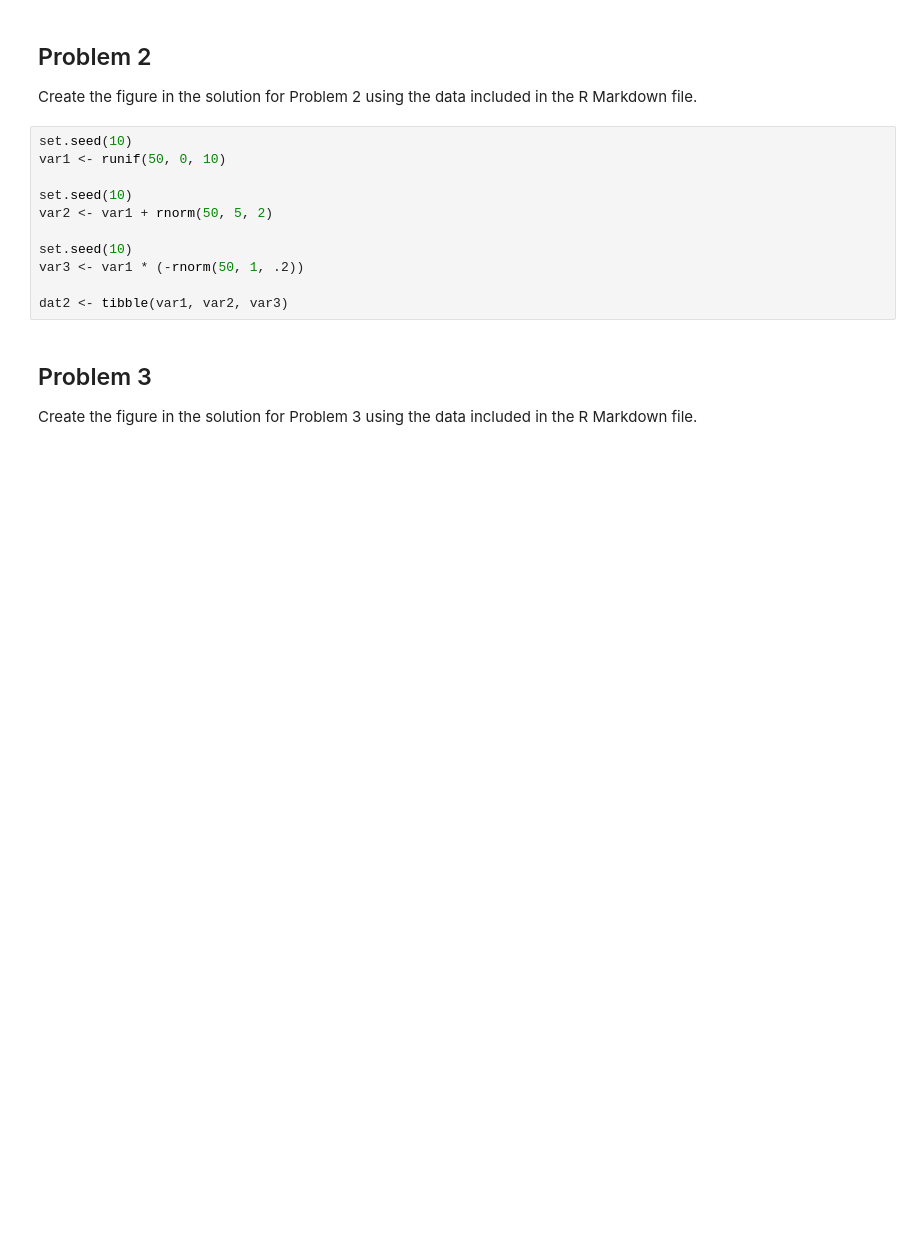
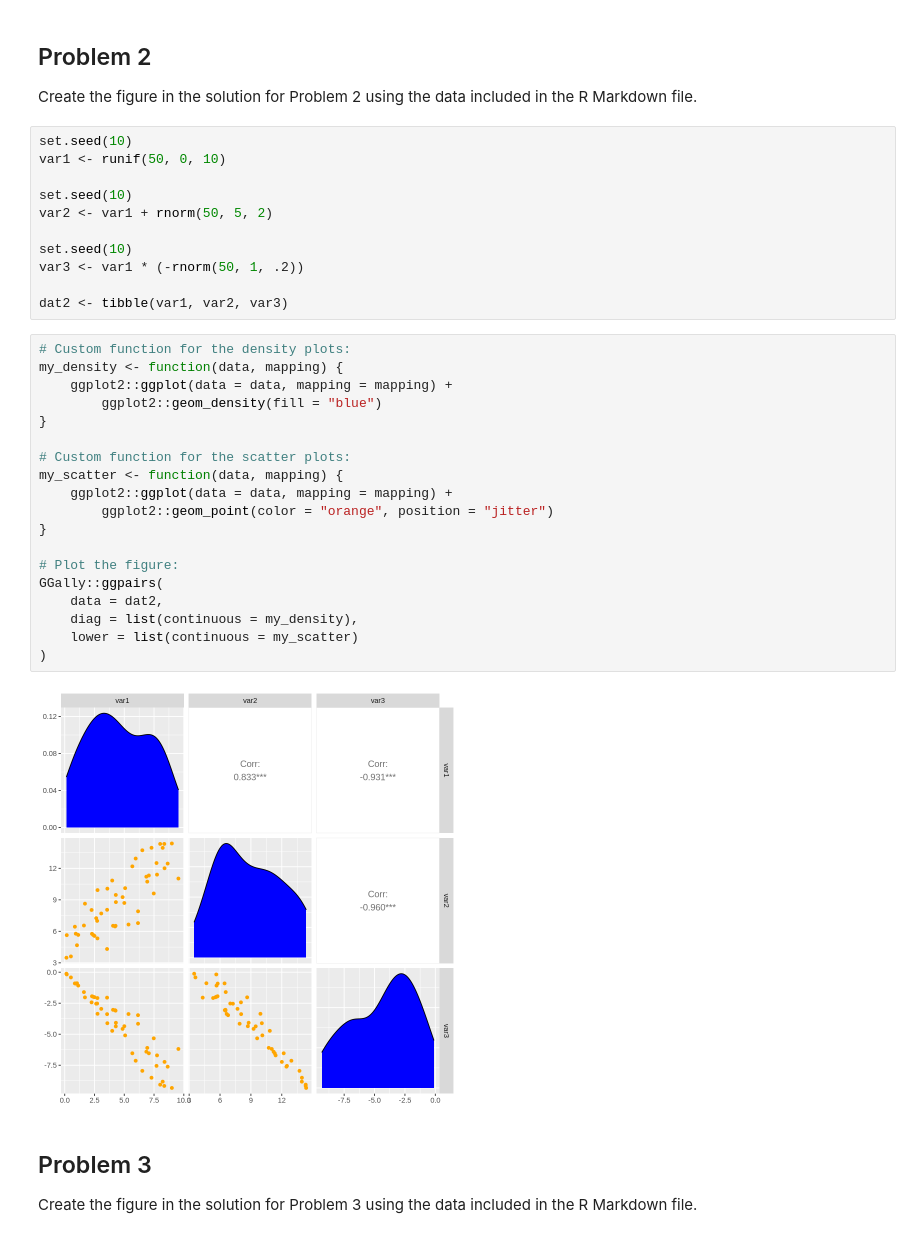
Before and after one commit to mwoitek/r_advanced_data_visualization, a Jupyter notebook: assignment_1/peer_review_1.ipynb, the cells around one changed output. Saved outputs shown, nothing was run; the diff lists cells and outputs as text; blank space fills up the shorter version.

```diff
--- a/assignment_1/peer_review_1.ipynb
+++ b/assignment_1/peer_review_1.ipynb
@@ -37,6 +47,27 @@ set.seed(10)
 var3 <- var1 * (-rnorm(50, 1, .2))
 
 dat2 <- tibble(var1, var2, var3)
+# %%
+# Custom function for the density plots:
+my_density <- function(data, mapping) {
+    ggplot2::ggplot(data = data, mapping = mapping) +
+        ggplot2::geom_density(fill = "blue")
+}
+
+# Custom function for the scatter plots:
+my_scatter <- function(data, mapping) {
+    ggplot2::ggplot(data = data, mapping = mapping) +
+        ggplot2::geom_point(color = "orange", position = "jitter")
+}
+
+# Plot the figure:
+GGally::ggpairs(
+    data = dat2,
+    diag = list(continuous = my_density),
+    lower = list(continuous = my_scatter)
+)
+# %% [output]
+[figure, added]
 # %% [markdown]
 ## Problem 3
 
```
Also changed, not shown: parts of 9 cells of this notebook, 3 other files.
